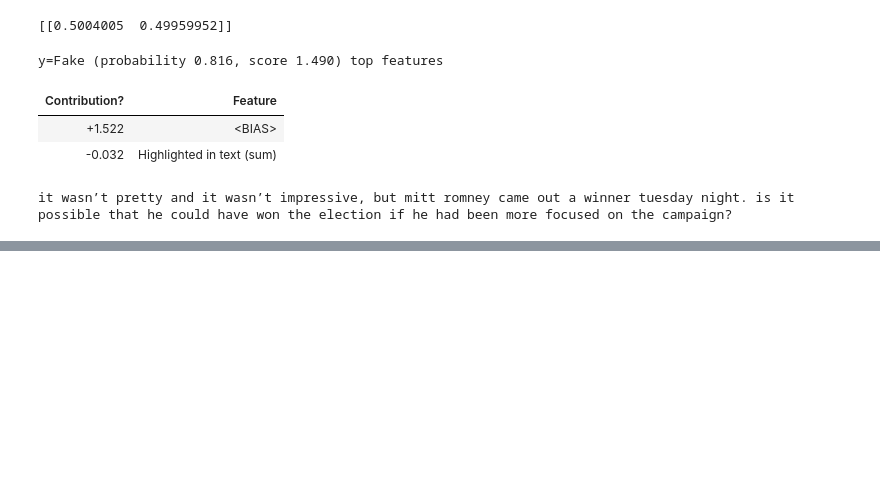
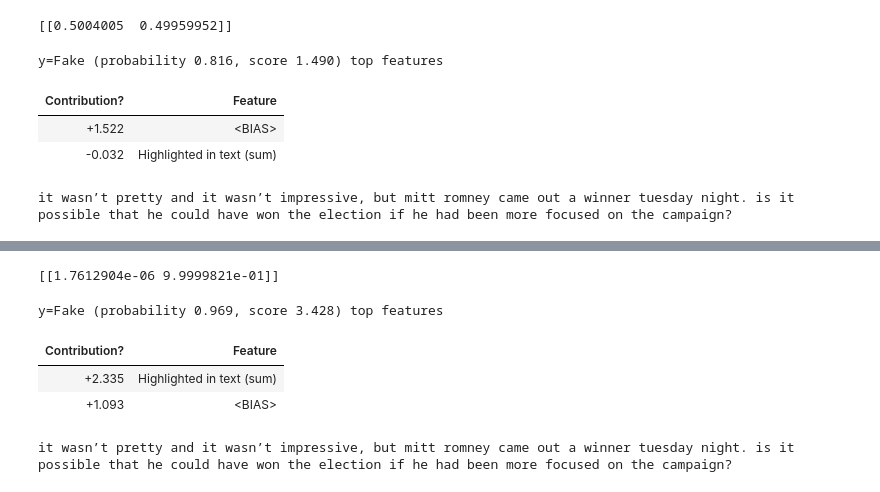
Before and after one commit to ovbystrova/hse_diploma_bc, a Jupyter notebook: LSTM.ipynb, the cells around one changed output, grey strips where cells are left out. Drawn from its saved outputs; the diff is of its cells as text; code cells hidden in the pictures; blank space fills up the shorter version.

```diff
--- a/LSTM.ipynb
+++ b/LSTM.ipynb
@@ -623,0 +717,14 @@ it wasn’t pretty and it wasn’t impressive, but mitt romney came out a winner
+# %%
+text = fake[23]
+text
+print(model_estimator.predict_proba([text]))
+te = TextExplainer(random_state=42)
+te.fit(doc=text, predict_proba=model_estimator.predict_proba)
+te.show_prediction(target_names=['Real','Fake'])
+# %% [output]
+[[1.7612904e-06 9.9999821e-01]]
+y=Fake (probability 0.969, score 3.428) top features
+| Contribution? | Feature |
+| +2.335 | Highlighted in text (sum) |
+| +1.093 | <BIAS> |
+it wasn’t pretty and it wasn’t impressive, but mitt romney came out a winner tuesday night. is it possible that he could have won the election if he had been more focused on the campaign?
```
Also changed, not shown: parts of 12 cells of this notebook, 1 other file.
